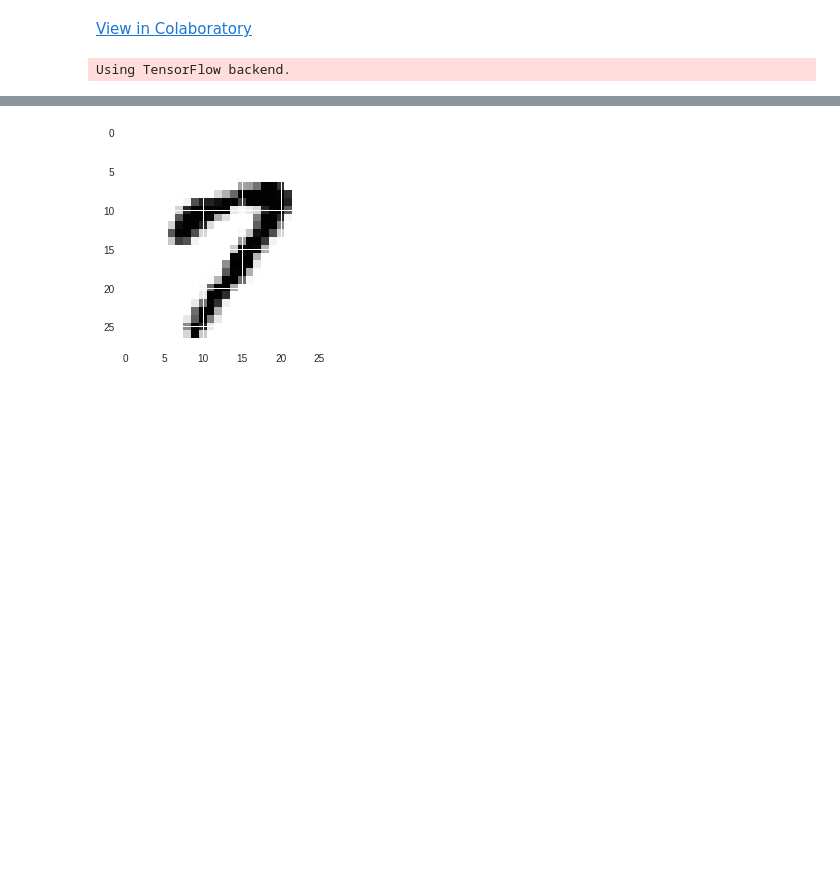
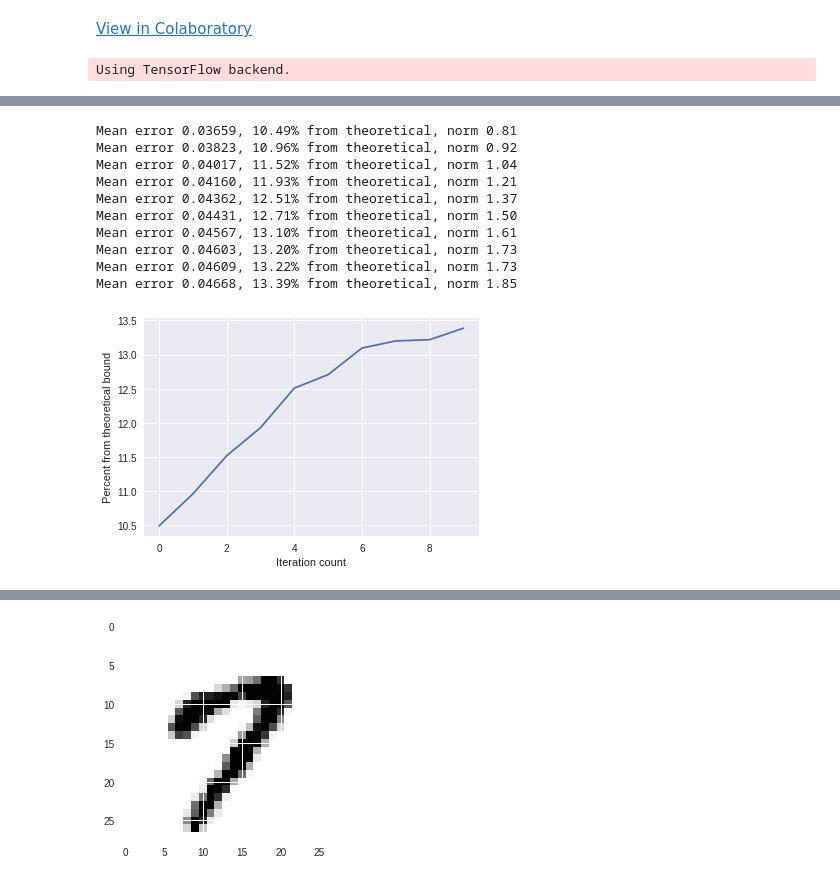
Before and after one commit to LPD-EPFL/nn-fault-tolerance, a Jupyter notebook: DropoutErrorVarianceKerasColab.ipynb, the cells around one changed output, grey strips where cells are left out. Drawn from its saved outputs; the diff is of its cells as text; code cells hidden in the pictures; blank space fills up the shorter version.

```diff
--- a/DropoutErrorVarianceKerasColab.ipynb
+++ b/DropoutErrorVarianceKerasColab.ipynb
@@ -296,2 +315,73 @@ plt.show()
+# %%
+np.random.seed(42)
+
+# Setting parameters and creating the experiment
+N = 5
+L = 2
+p = 0.1
+K_ = 0.1
+repetitions = 10000
+to_add = 10
+to_keep = 5
+experiment = RandomExperiment([N] * L + [1], [p] * (L - 1), K_)
+
+mean_bound, std_bound = experiment.get_mean_std_error()
+
+# creating initial inputs
+data = np.random.randn(to_keep, N)
+
+# percents from theoretical bound
+percents = []
+
+maxiter = 10
+
+for _ in range(maxiter):
+  data_ = data
+
+  # Randomizing inputs
+  for input_ in data_:
+    rand_direction = np.random.randn(to_add, N)
+    rand_direction /= np.linalg.norm(rand_direction, axis = 0)
+    rand_direction *= 0.5
+    input_ = input_ + rand_direction
+    data = np.vstack((data, input_))
+
+  # Computing true values
+  trues = [experiment.predict_no_dropout(value) for value in data]
+
+  # Running the experiment
+  errors = [experiment.get_error(value, repetitions = repetitions) for value in data]
+
+  # List of errors for inputs
+  error_array = np.mean(np.max(np.abs(errors), axis = 2), axis = 1)
+
+  max_exp = np.max(error_array)
+
+  # Choosing maximal error
+  indices = np.argsort(-error_array)
+
+  # Choosing best to_keep entries
+  data = data[indices[:to_keep]]
+
+  percent = 100 * max_exp / mean_bound
+  print('Mean error %.5f, %.2f%% from theoretical, norm %.2f' % (max_exp, percent, np.linalg.norm(data.flatten()) / data.shape[0]))
+  percents.append(percent)
+
+plt.xlabel('Iteration count')
+plt.ylabel('Percent from theoretical bound')
+plt.plot(percents)
+plt.show()
+# %% [output]
+Mean error 0.03659, 10.49% from theoretical, norm 0.81
+Mean error 0.03823, 10.96% from theoretical, norm 0.92
+Mean error 0.04017, 11.52% from theoretical, norm 1.04
+Mean error 0.04160, 11.93% from theoretical, norm 1.21
+Mean error 0.04362, 12.51% from theoretical, norm 1.37
+Mean error 0.04431, 12.71% from theoretical, norm 1.50
+Mean error 0.04567, 13.10% from theoretical, norm 1.61
+Mean error 0.04603, 13.20% from theoretical, norm 1.73
+Mean error 0.04609, 13.22% from theoretical, norm 1.73
+Mean error 0.04668, 13.39% from theoretical, norm 1.85
+[figure, added]
 # %%
 # Trying genetic search for x
```
Also changed, not shown: parts of 11 cells of this notebook.
